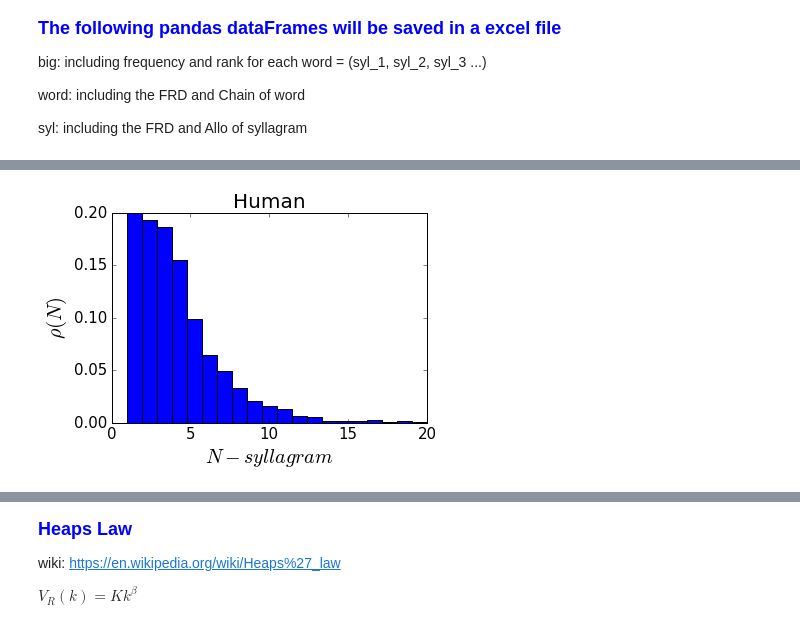
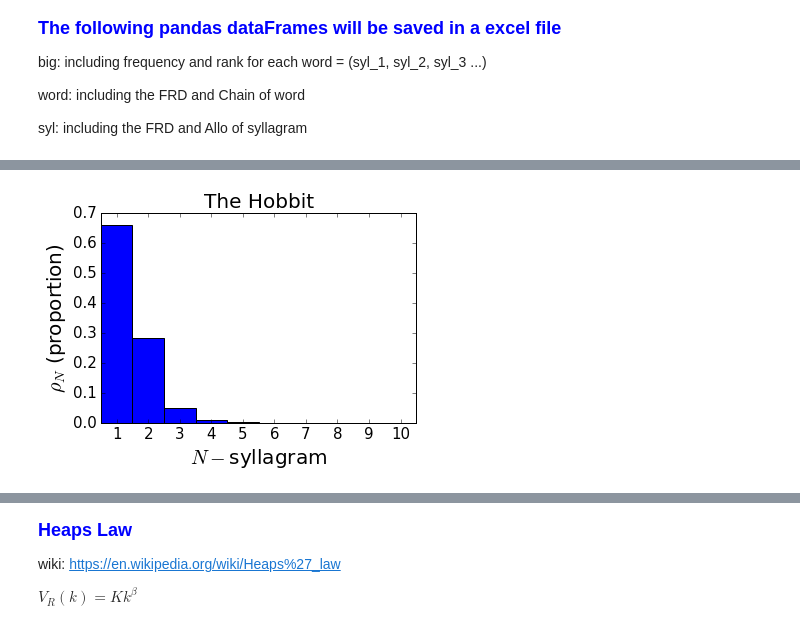
Before and after one commit to godofhoe/Genetics-Linguistics-Correspondence, a Jupyter notebook: Scaling-linguistics/English/Run_case_by_case.ipynb, the cells around one changed output, grey strips where cells are left out. Drawn from its saved outputs; the diff is of its cells as text; code cells hidden in the pictures.

```diff
--- a/Scaling-linguistics/English/Run_case_by_case.ipynb
+++ b/Scaling-linguistics/English/Run_case_by_case.ipynb
@@ -61,7 +66,7 @@ plt.style.use('classic')
 #encode = "UTF-16" #(1)
 encode = "UTF-8"   #(2)
 ##if anything gets into trouble, use (1) instead of (2), and vise versa.
-name = 'Human'
+name = 'The Hobbit'
 filename = name + '.txt' #change filename if you want to get statictical information of another txt file
 # %%
 ##text file.
@@ -105,4 +100,4 @@ In the function <font color='blue'>N_syl_dist(name, big, longest, FORMAT = 'png'
 # %%
-N_syl_dist(name, big, longest, FORMAT = 'png', Path = np.nan)
+N_syl_dist(name, big, longest, density = True, FORMAT = 'png', Path = np.nan)
 # %% [output]
-[figure, old version]
+[figure, new version]
```
Also changed, not shown: parts of 26 cells of this notebook, 1 other file.
